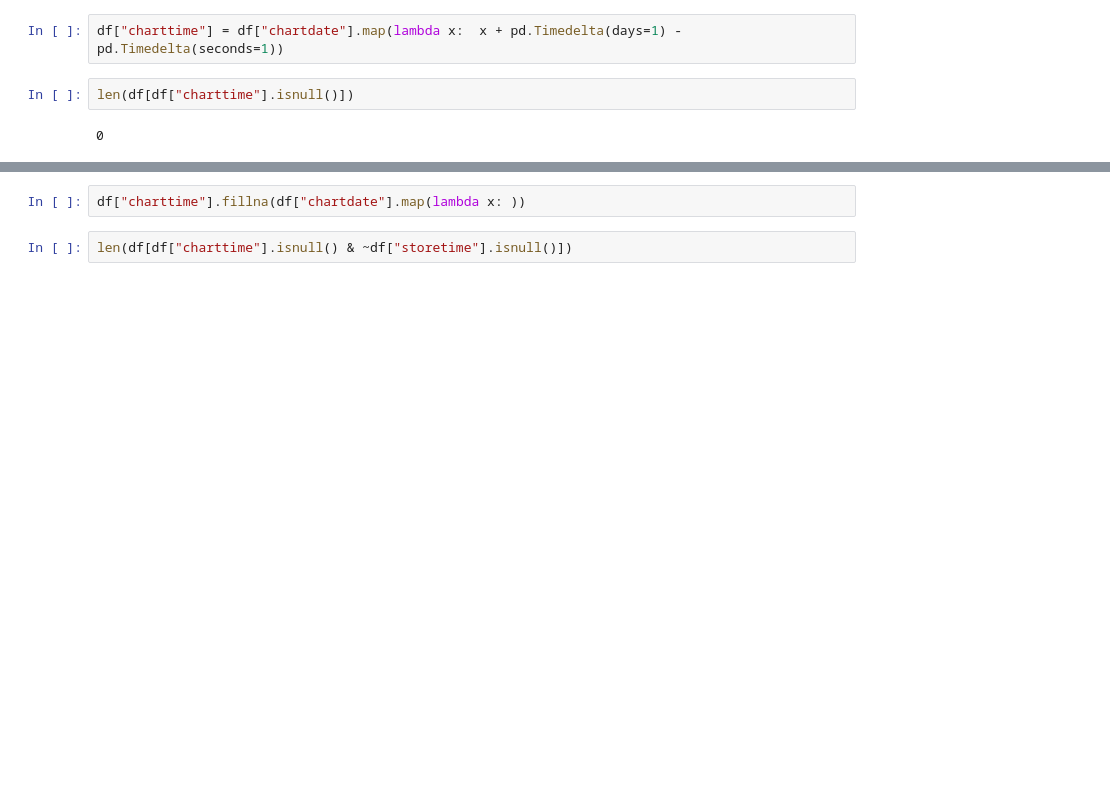
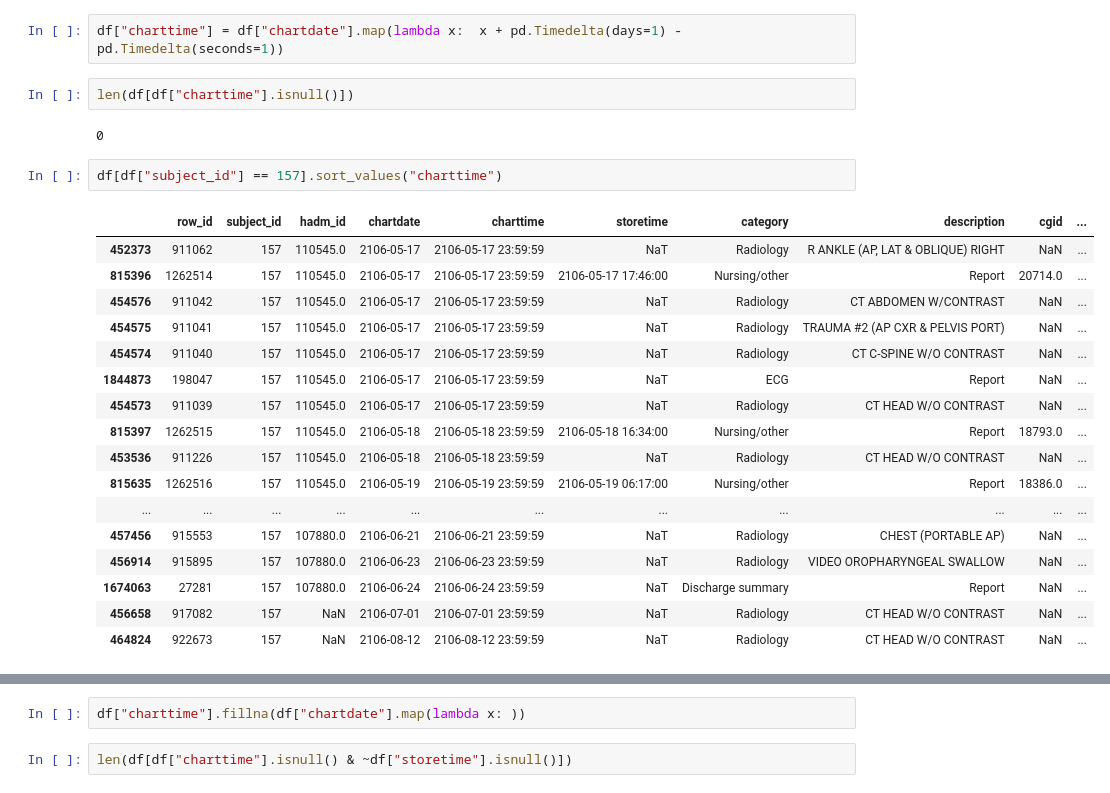
Before and after one commit to johntiger1/multimodal_fairness, a Jupyter notebook: MIMIC-Data-Explore-Text-Stats.ipynb, the cells around one changed output, grey strips where cells are left out. Saved outputs shown, nothing was run; the diff lists cells and outputs as text; blank space fills up the shorter version.

```diff
--- a/MIMIC-Data-Explore-Text-Stats.ipynb
+++ b/MIMIC-Data-Explore-Text-Stats.ipynb
@@ -130,3 +130,23 @@ df["charttime"] = df["chartdate"].map(lambda x:  x + pd.Timedelta(days=1) - pd.T
 len(df[df["charttime"].isnull()])
 # %% [output]
 0
+# %%
+df[df["subject_id"] == 157].sort_values("charttime")
+# %% [output]
+|  | row_id | subject_id | hadm_id | chartdate | charttime | storetime | category | description | cgid | ... |
+| 452373 | 911062 | 157 | 110545.0 | 2106-05-17 | 2106-05-17 23:59:59 | NaT | Radiology | R ANKLE (AP, LAT & OBLIQUE) RIGHT | NaN | ... |
+| 815396 | 1262514 | 157 | 110545.0 | 2106-05-17 | 2106-05-17 23:59:59 | 2106-05-17 17:46:00 | Nursing/other | Report | 20714.0 | ... |
+| 454576 | 911042 | 157 | 110545.0 | 2106-05-17 | 2106-05-17 23:59:59 | NaT | Radiology | CT ABDOMEN W/CONTRAST | NaN | ... |
+| 454575 | 911041 | 157 | 110545.0 | 2106-05-17 | 2106-05-17 23:59:59 | NaT | Radiology | TRAUMA #2 (AP CXR & PELVIS PORT) | NaN | ... |
+| 454574 | 911040 | 157 | 110545.0 | 2106-05-17 | 2106-05-17 23:59:59 | NaT | Radiology | CT C-SPINE W/O CONTRAST | NaN | ... |
+| 1844873 | 198047 | 157 | 110545.0 | 2106-05-17 | 2106-05-17 23:59:59 | NaT | ECG | Report | NaN | ... |
+| 454573 | 911039 | 157 | 110545.0 | 2106-05-17 | 2106-05-17 23:59:59 | NaT | Radiology | CT HEAD W/O CONTRAST | NaN | ... |
+| 815397 | 1262515 | 157 | 110545.0 | 2106-05-18 | 2106-05-18 23:59:59 | 2106-05-18 16:34:00 | Nursing/other | Report | 18793.0 | ... |
+| 453536 | 911226 | 157 | 110545.0 | 2106-05-18 | 2106-05-18 23:59:59 | NaT | Radiology | CT HEAD W/O CONTRAST | NaN | ... |
+| 815635 | 1262516 | 157 | 110545.0 | 2106-05-19 | 2106-05-19 23:59:59 | 2106-05-19 06:17:00 | Nursing/other | Report | 18386.0 | ... |
+| ... | ... | ... | ... | ... | ... | ... | ... | ... | ... | ... |
+| 457456 | 915553 | 157 | 107880.0 | 2106-06-21 | 2106-06-21 23:59:59 | NaT | Radiology | CHEST (PORTABLE AP) | NaN | ... |
+| 456914 | 915895 | 157 | 107880.0 | 2106-06-23 | 2106-06-23 23:59:59 | NaT | Radiology | VIDEO OROPHARYNGEAL SWALLOW | NaN | ... |
+| 1674063 | 27281 | 157 | 107880.0 | 2106-06-24 | 2106-06-24 23:59:59 | NaT | Discharge summary | Report | NaN | ... |
+| 456658 | 917082 | 157 | NaN | 2106-07-01 | 2106-07-01 23:59:59 | NaT | Radiology | CT HEAD W/O CONTRAST | NaN | ... |
+| 464824 | 922673 | 157 | NaN | 2106-08-12 | 2106-08-12 23:59:59 | NaT | Radiology | CT HEAD W/O CONTRAST | NaN | ... |
```
Also changed, not shown: parts of 1 cell of this notebook.
